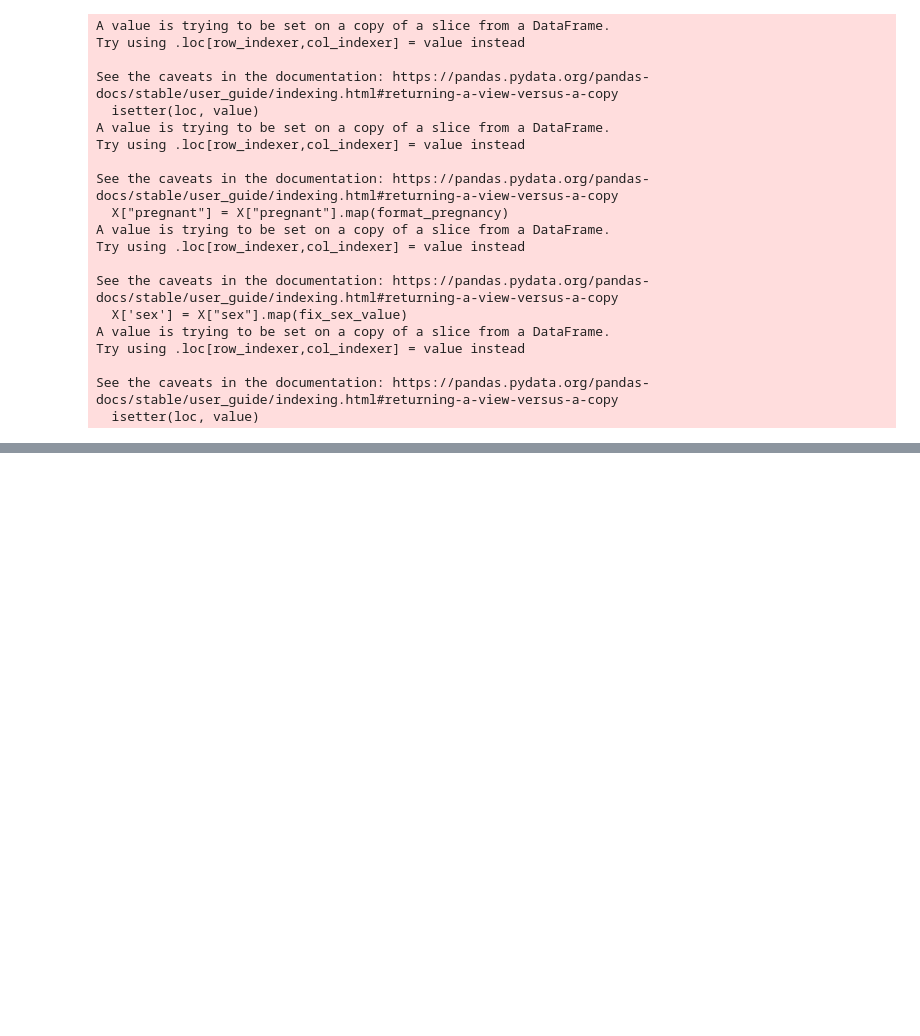
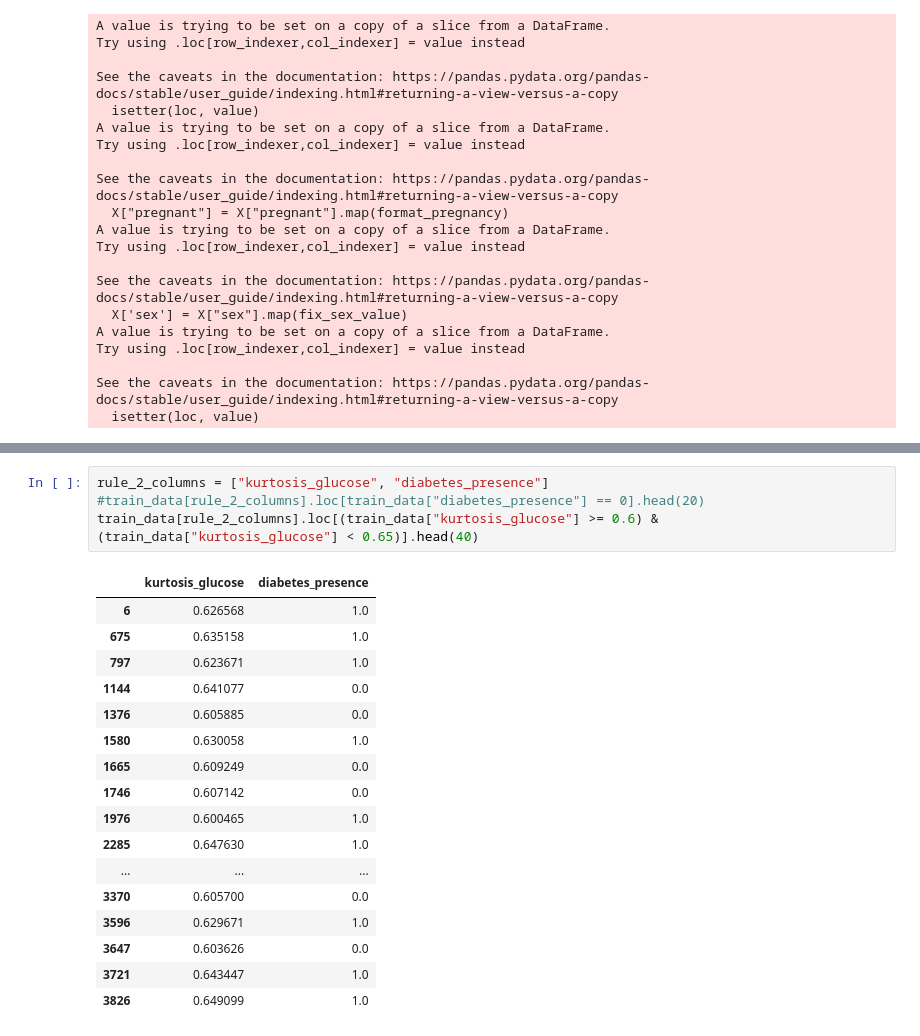
Before and after one commit to xsipka/FIIT_IAU_Projekt, a Jupyter notebook: phase_3.ipynb, the cells around one changed output, grey strips where cells are left out. Saved outputs shown, nothing was run; the diff lists cells and outputs as text; blank space fills up the shorter version.

```diff
--- a/phase_3.ipynb
+++ b/phase_3.ipynb
@@ -105,0 +180,22 @@ See the caveats in the documentation: https://pandas.pydata.org/pandas-docs/stab
+# %%
+rule_2_columns = ["kurtosis_glucose", "diabetes_presence"]
+#train_data[rule_2_columns].loc[train_data["diabetes_presence"] == 0].head(20)
+train_data[rule_2_columns].loc[(train_data["kurtosis_glucose"] >= 0.6) & (train_data["kurtosis_glucose"] < 0.65)].head(40)
+# %% [output]
+|  | kurtosis_glucose | diabetes_presence |
+| 6 | 0.626568 | 1.0 |
+| 675 | 0.635158 | 1.0 |
+| 797 | 0.623671 | 1.0 |
+| 1144 | 0.641077 | 0.0 |
+| 1376 | 0.605885 | 0.0 |
+| 1580 | 0.630058 | 1.0 |
+| 1665 | 0.609249 | 0.0 |
+| 1746 | 0.607142 | 0.0 |
+| 1976 | 0.600465 | 1.0 |
+| 2285 | 0.647630 | 1.0 |
+| ... | ... | ... |
+| 3370 | 0.605700 | 0.0 |
+| 3596 | 0.629671 | 1.0 |
+| 3647 | 0.603626 | 0.0 |
+| 3721 | 0.643447 | 1.0 |
+| 3826 | 0.649099 | 1.0 |
```
Also changed, not shown: parts of 11 cells of this notebook, 2 other files.
